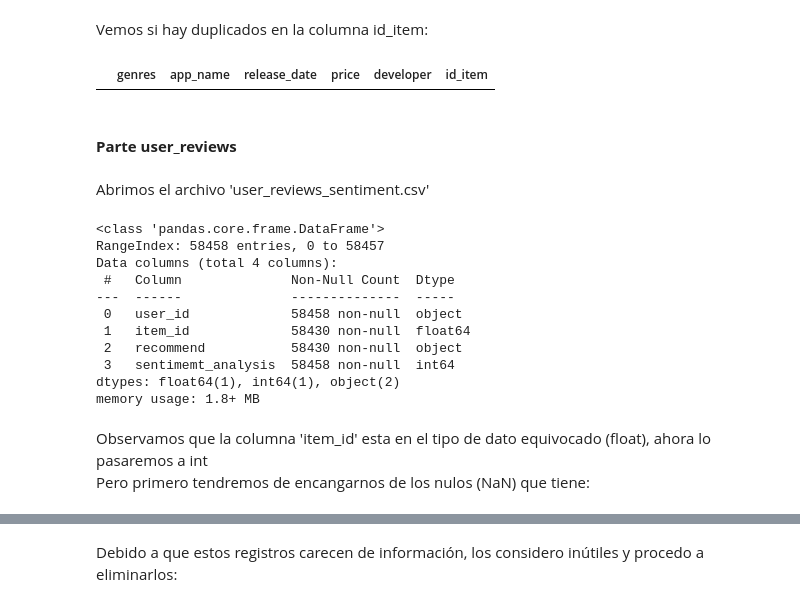
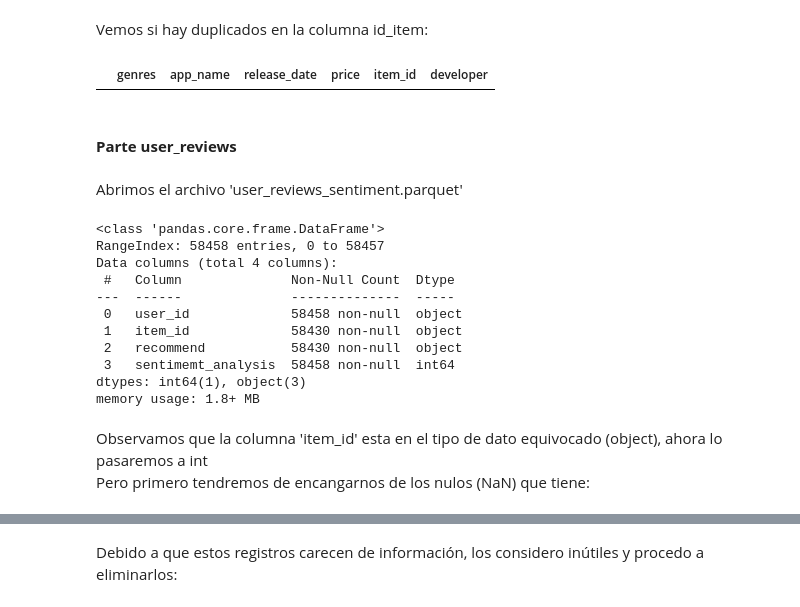
Before and after one commit to DanielHernandezZambrano/Sistema_de_Recomendacion_de_Juegos_Steam-, a Jupyter notebook: EDA.ipynb, the cells around one changed output, grey strips where cells are left out. Saved outputs shown, nothing was run; the diff lists cells and outputs as text; code cells hidden in the pictures.

```diff
--- a/EDA.ipynb
+++ b/EDA.ipynb
@@ -14,5 +18,5 @@ Abrimos el archivo 'steam_games.csv'
 # %%
-df_games = pd.read_csv(".\datasets\steam_games.csv", sep=";", encoding="utf-8")
+df_games = pd.read_parquet(".\datasets\steam_games.parquet")
 df_games.info()
 # %% [output]
 <class 'pandas.core.frame.DataFrame'>
@@ -49,3 +34,0 @@ En la columna 'url' podemos ver el id del producto, asi que lo meteremos en la c
-# %%
-df_games.loc[30959, "id"] = 200260
-df_games.loc[30959]
@@ -61,3 +34,0 @@ Name: 30959, dtype: object
-# %%
-df_games["id_item"] = df_games["id"].astype(int)
-df_games.head(3)
@@ -71,7 +35,3 @@ Ahora eliminaremos todas las columnas que no son necesarias para el modelo
-# %%
-a_eliminar = ["url", "url", "id"]
-
-df_games = df_games.drop(a_eliminar, axis=1)
 # %%
 df_games.head(4)
 # %% [output]
@@ -168,15 +128,15 @@ df_games[df_games.duplicated(subset="app_name", keep=False)].sort_values(by="app
 # %% [markdown]
 Vemos si hay duplicados en la columna id_item:
 # %%
-df_games[df_games.duplicated(subset="id_item", keep=False)]
+df_games[df_games.duplicated(subset="item_id", keep=False)]
 # %% [output]
-|  | genres | app_name | release_date | price | developer | id_item |
+|  | genres | app_name | release_date | price | item_id | developer |
 # %% [markdown]
 #### **Parte user_reviews**
 # %% [markdown]
-Abrimos el archivo 'user_reviews_sentiment.csv'
+Abrimos el archivo 'user_reviews_sentiment.parquet'
 # %%
-df_reviews = pd.read_csv("./datasets/user_reviews_sentiment.csv", sep=";", encoding="utf-8")
+df_reviews = pd.read_parquet("./datasets_endpoints/user_reviews_sentiment.parquet")
 df_reviews.info()
 # %% [output]
 <class 'pandas.core.frame.DataFrame'>
@@ -185,13 +145,13 @@ Data columns (total 4 columns):
  #   Column              Non-Null Count  Dtype
 ---  ------              --------------  -----
  0   user_id             58458 non-null  object
- 1   item_id             58430 non-null  float64
+ 1   item_id             58430 non-null  object
  2   recommend           58430 non-null  object
  3   sentimemt_analysis  58458 non-null  int64
-dtypes: float64(1), int64(1), object(2)
+dtypes: int64(1), object(3)
 memory usage: 1.8+ MB
 # %% [markdown]
-Observamos que la columna 'item_id' esta en el tipo de dato equivocado (float), ahora lo pasaremos a int
+Observamos que la columna 'item_id' esta en el tipo de dato equivocado (object), ahora lo pasaremos a int
 Pero primero tendremos de encangarnos de los nulos (NaN) que tiene:
 # %%
 df_reviews[df_reviews["item_id"].isna()]
```
Also changed, not shown: parts of 61 cells of this notebook, 5 other files.
